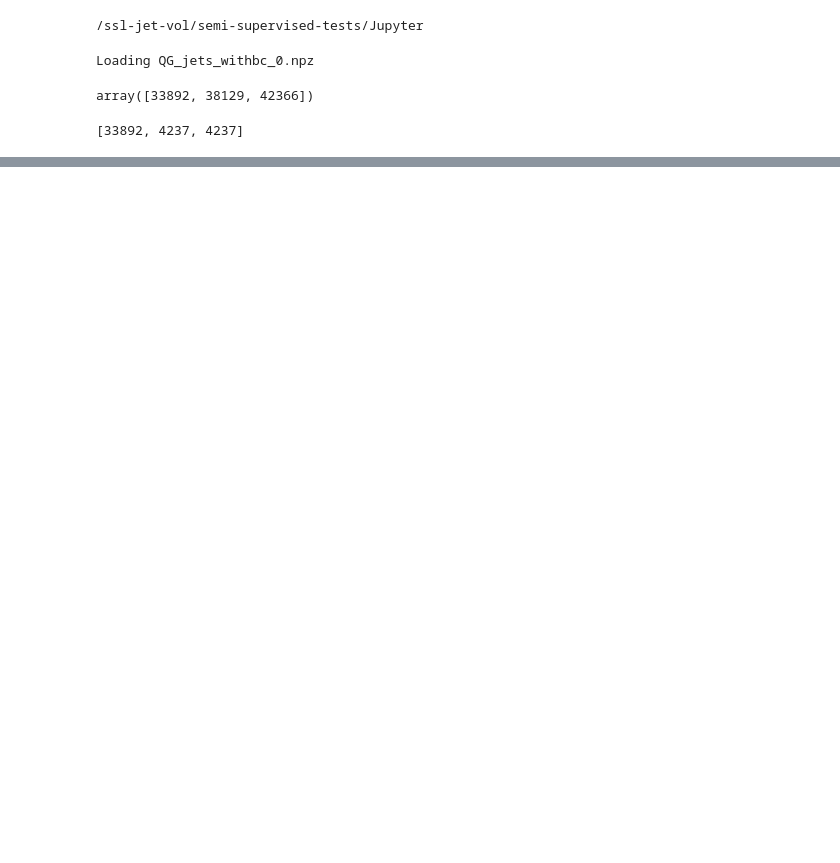
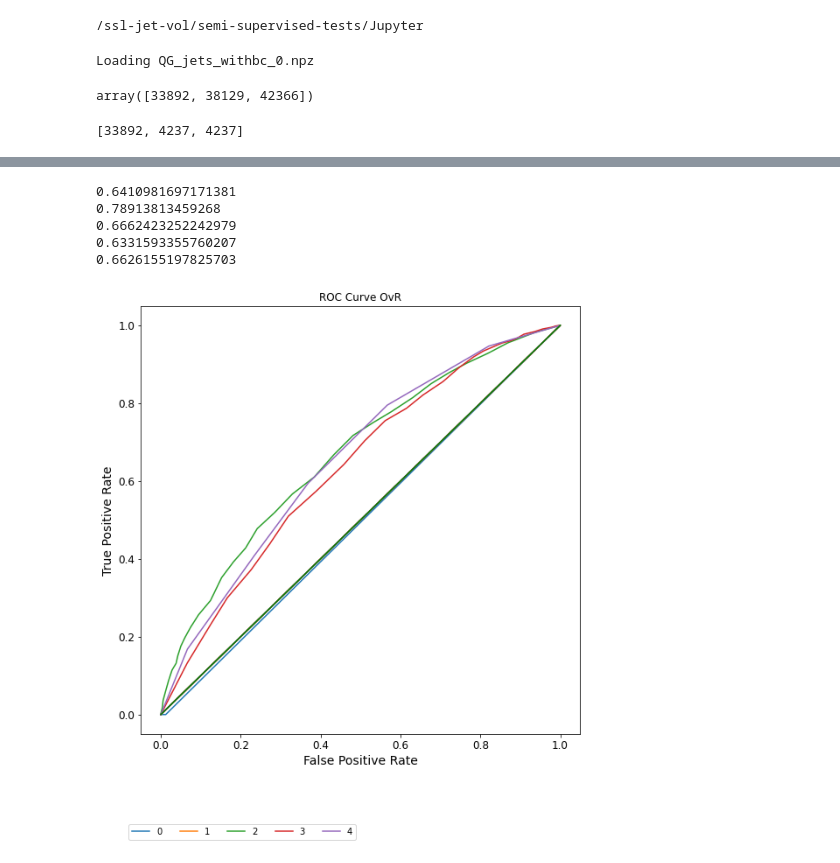
Before and after one commit to JavierZhao/semi-supervised-tests, a Jupyter notebook: Jupyter/ssl_tests_train_model.ipynb, the cells around one changed output, grey strips where cells are left out. Drawn from its saved outputs; the diff is of its cells as text; code cells hidden in the pictures; blank space fills up the shorter version.

```diff
--- a/Jupyter/ssl_tests_train_model.ipynb
+++ b/Jupyter/ssl_tests_train_model.ipynb
@@ -158,0 +201,9 @@ plt.show()
+# %%
+roc_auc_ovr = plot_overlayed_roc_curve(classes, data.y[test_mask], out_norm[test_mask][:, classes], ncol=5)
+# %% [output]
+0.6410981697171381
+0.78913813459268
+0.6662423252242979
+0.6331593355760207
+0.6626155197825703
+[figure, added]
```
Also changed, not shown: parts of 12 cells of this notebook.
